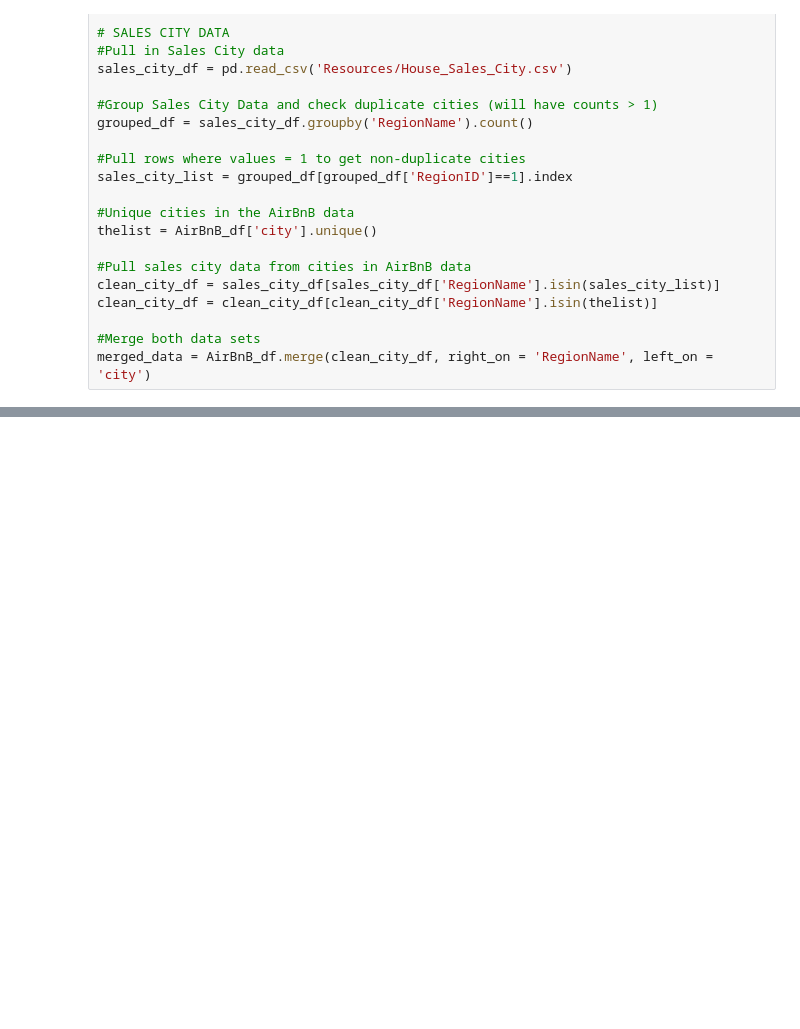
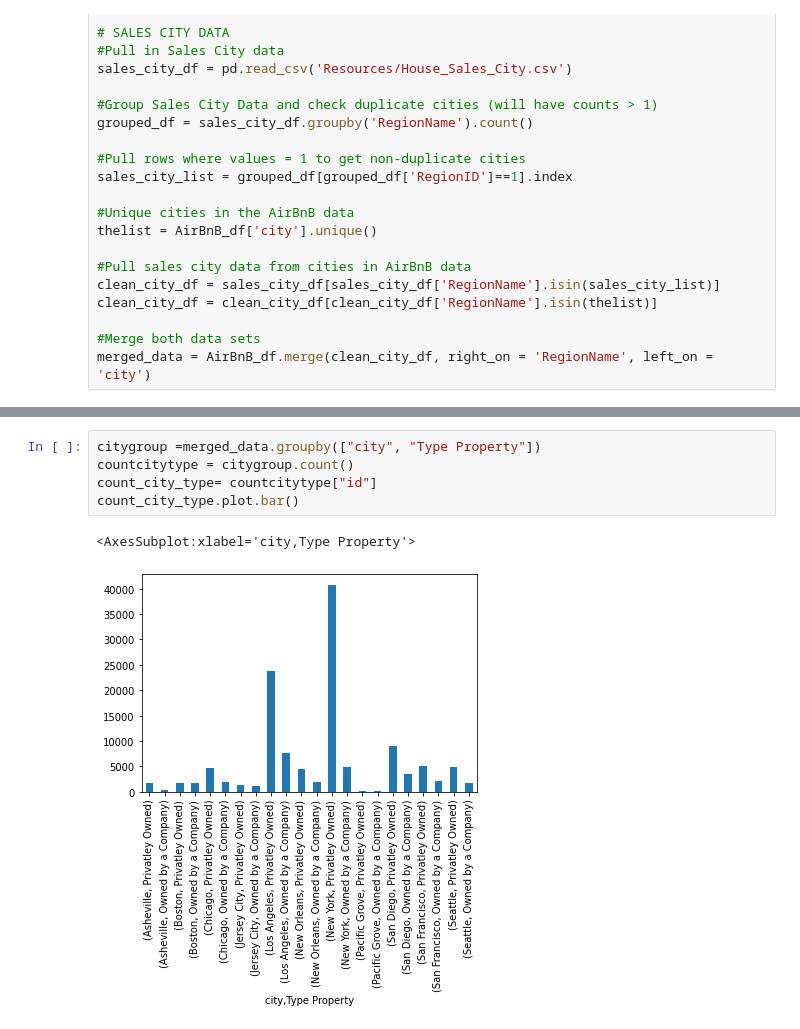
Before and after one commit to GT-Project1-A1/AirBNB, a Jupyter notebook: Josh's part.ipynb, the cells around one changed output, grey strips where cells are left out. Cells and saved outputs as stored; diff of their text form; blank space fills up the shorter version.

```diff
--- a/Josh's part.ipynb
+++ b/Josh's part.ipynb
@@ -308,0 +234,8 @@ plt.show()
+# %%
+citygroup =merged_data.groupby(["city", "Type Property"])
+countcitytype = citygroup.count()
+count_city_type= countcitytype["id"]
+count_city_type.plot.bar()
+# %% [output]
+<AxesSubplot:xlabel='city,Type Property'>
+[figure, added]
```
Also changed, not shown: parts of 12 cells of this notebook.
